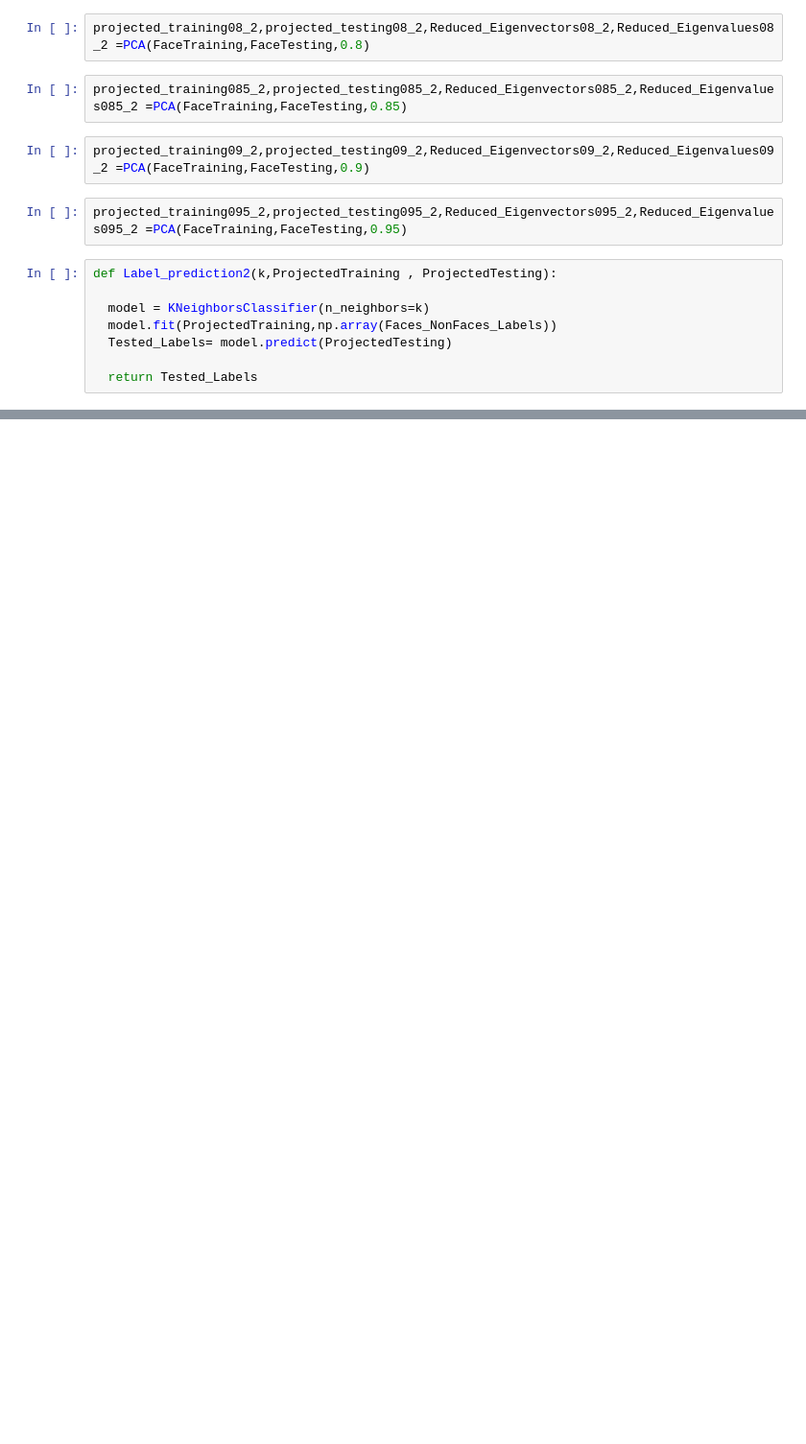
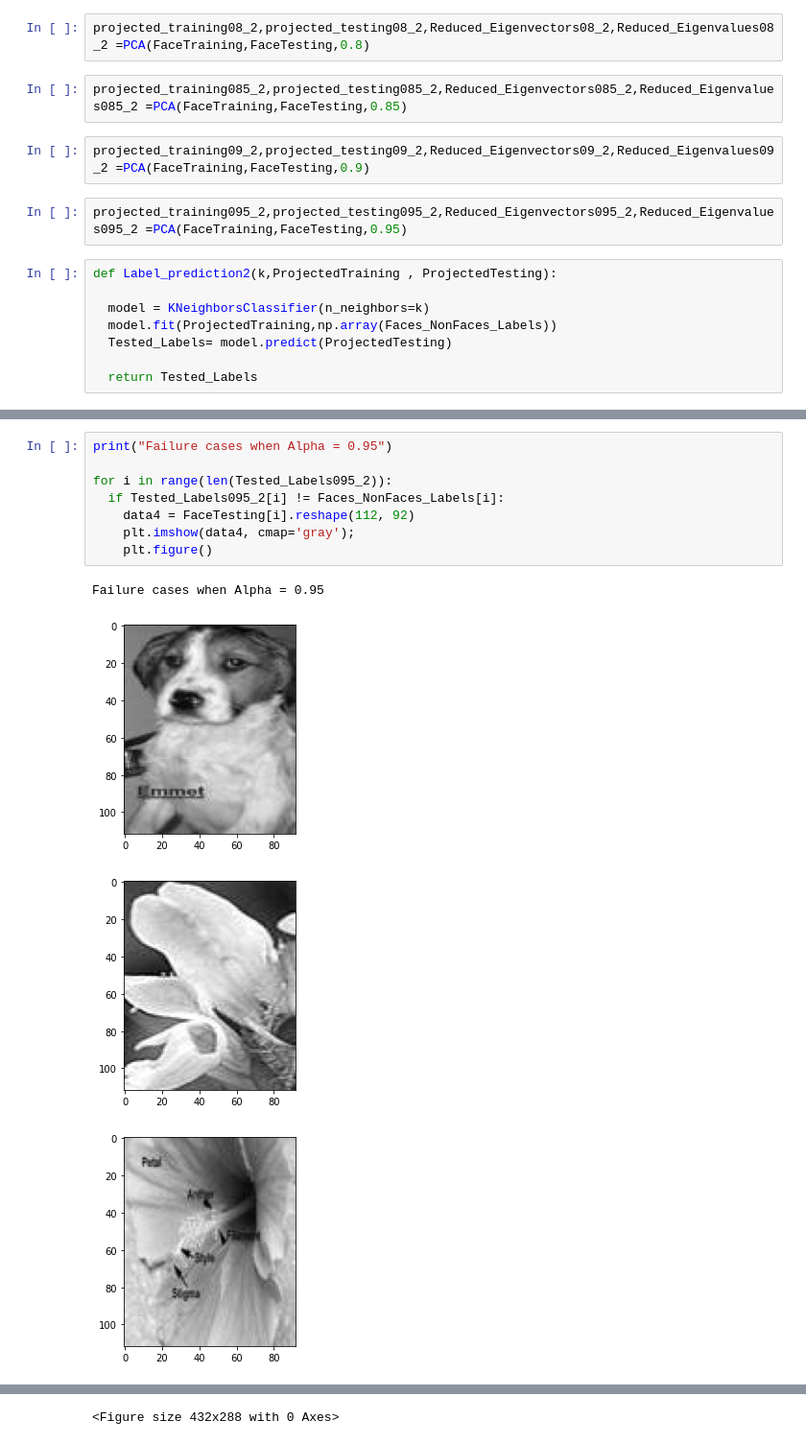
Before and after one commit to hana-magdy/Face-Recognition, a Jupyter notebook: FaceRecognition.ipynb, the cells around one changed output, grey strips where cells are left out. Shown at 96% size. Drawn from its saved outputs; the diff is of its cells as text; blank space fills up the shorter version.

```diff
--- a/FaceRecognition.ipynb
+++ b/FaceRecognition.ipynb
@@ -769,0 +725,13 @@ for i in range(len(Faces_NonFaces_Labels)):
+# %%
+print("Failure cases when Alpha = 0.95")
+
+for i in range(len(Tested_Labels095_2)):
+  if Tested_Labels095_2[i] != Faces_NonFaces_Labels[i]:
+    data4 = FaceTesting[i].reshape(112, 92)
+    plt.imshow(data4, cmap='gray');
+    plt.figure()
+# %% [output]
+Failure cases when Alpha = 0.95
+[figure, added]
+[figure, added]
+[figure, added]
@@ -769,0 +747 @@ for i in range(len(Faces_NonFaces_Labels)):
+<Figure size 432x288 with 0 Axes>
```
Also changed, not shown: parts of 80 cells of this notebook.
